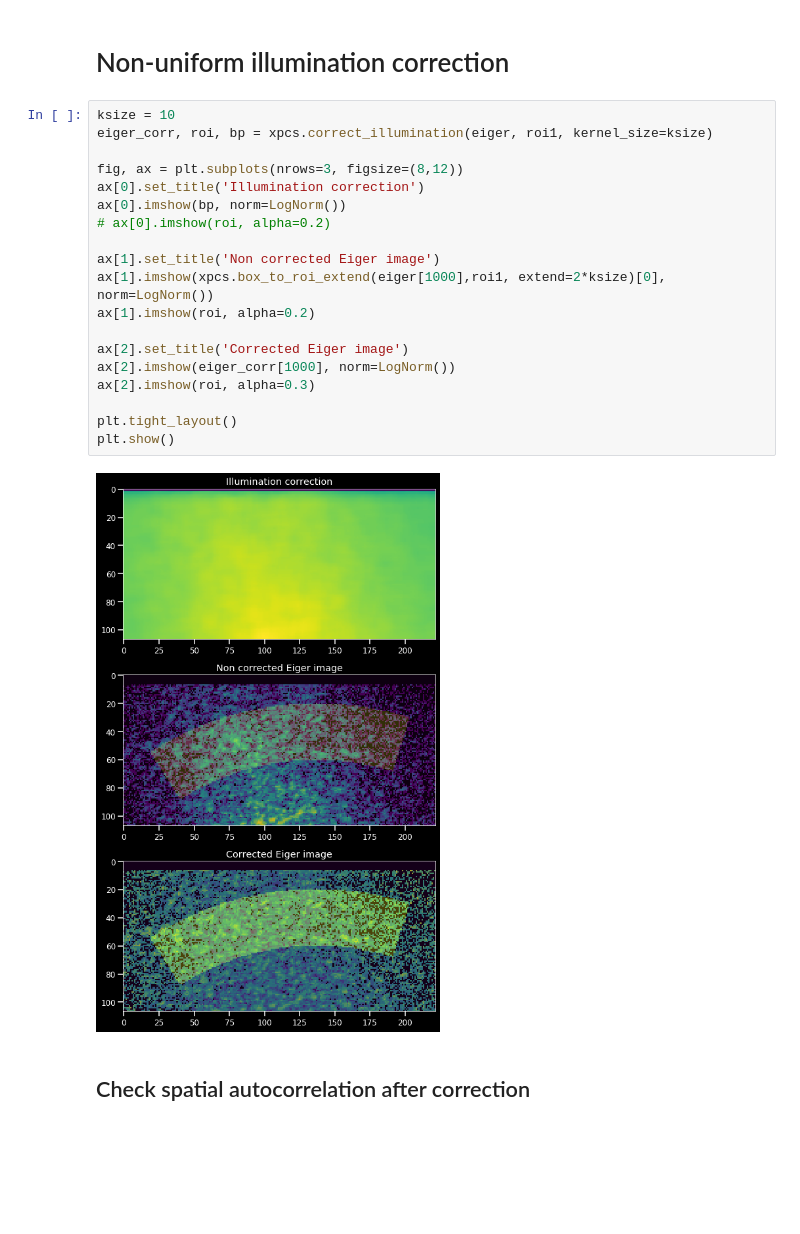
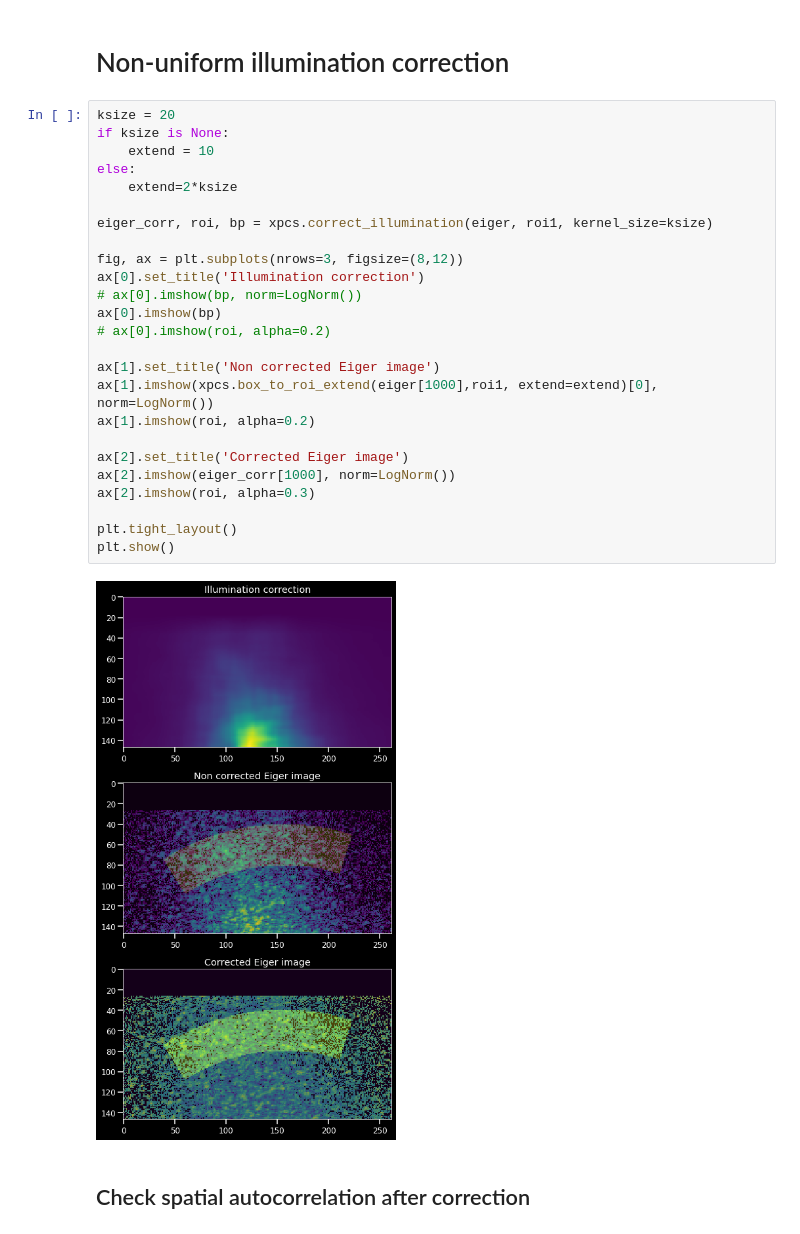
Before and after one commit to vespos/LSCO_DESY, a Jupyter notebook: correct_illumination.ipynb, the cells around one changed output. Saved outputs shown, nothing was run; the diff lists cells and outputs as text; blank space fills up the shorter version.

```diff
--- a/correct_illumination.ipynb
+++ b/correct_illumination.ipynb
@@ -85,26 +85,32 @@ plt.show()
 # %% [markdown]
 # Non-uniform illumination correction
 # %%
-ksize = 10
+ksize = 20
+if ksize is None:
+    extend = 10
+else:
+    extend=2*ksize
+
 eiger_corr, roi, bp = xpcs.correct_illumination(eiger, roi1, kernel_size=ksize)
 
 fig, ax = plt.subplots(nrows=3, figsize=(8,12))
 ax[0].set_title('Illumination correction')
-ax[0].imshow(bp, norm=LogNorm())
+# ax[0].imshow(bp, norm=LogNorm())
+ax[0].imshow(bp)
 # ax[0].imshow(roi, alpha=0.2)
 
 ax[1].set_title('Non corrected Eiger image')
-ax[1].imshow(xpcs.box_to_roi_extend(eiger[1000],roi1, extend=2*ksize)[0], norm=LogNorm())
+ax[1].imshow(xpcs.box_to_roi_extend(eiger[1000],roi1, extend=extend)[0], norm=LogNorm())
 ax[1].imshow(roi, alpha=0.2)
 
 ax[2].set_title('Corrected Eiger image')
 ax[2].imshow(eiger_corr[1000], norm=LogNorm())
 ax[2].imshow(roi, alpha=0.3)
 
 plt.tight_layout()
 plt.show()
 # %% [output]
-[figure, old version]
+[figure, new version]
 # %% [markdown]
 ## Check spatial autocorrelation after correction
 # %%
```
Also changed, not shown: parts of 9 cells of this notebook, 1 other file.
